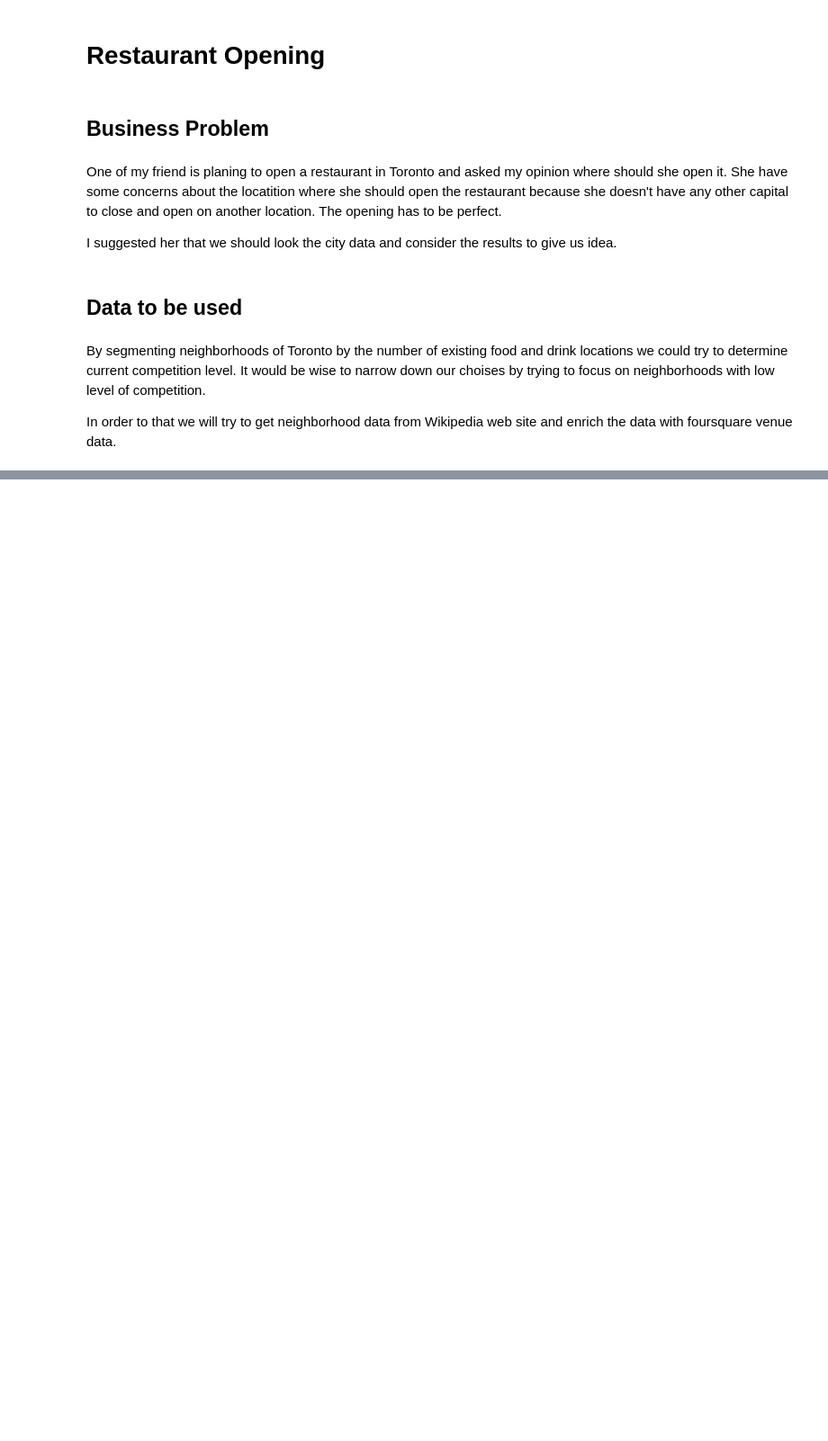
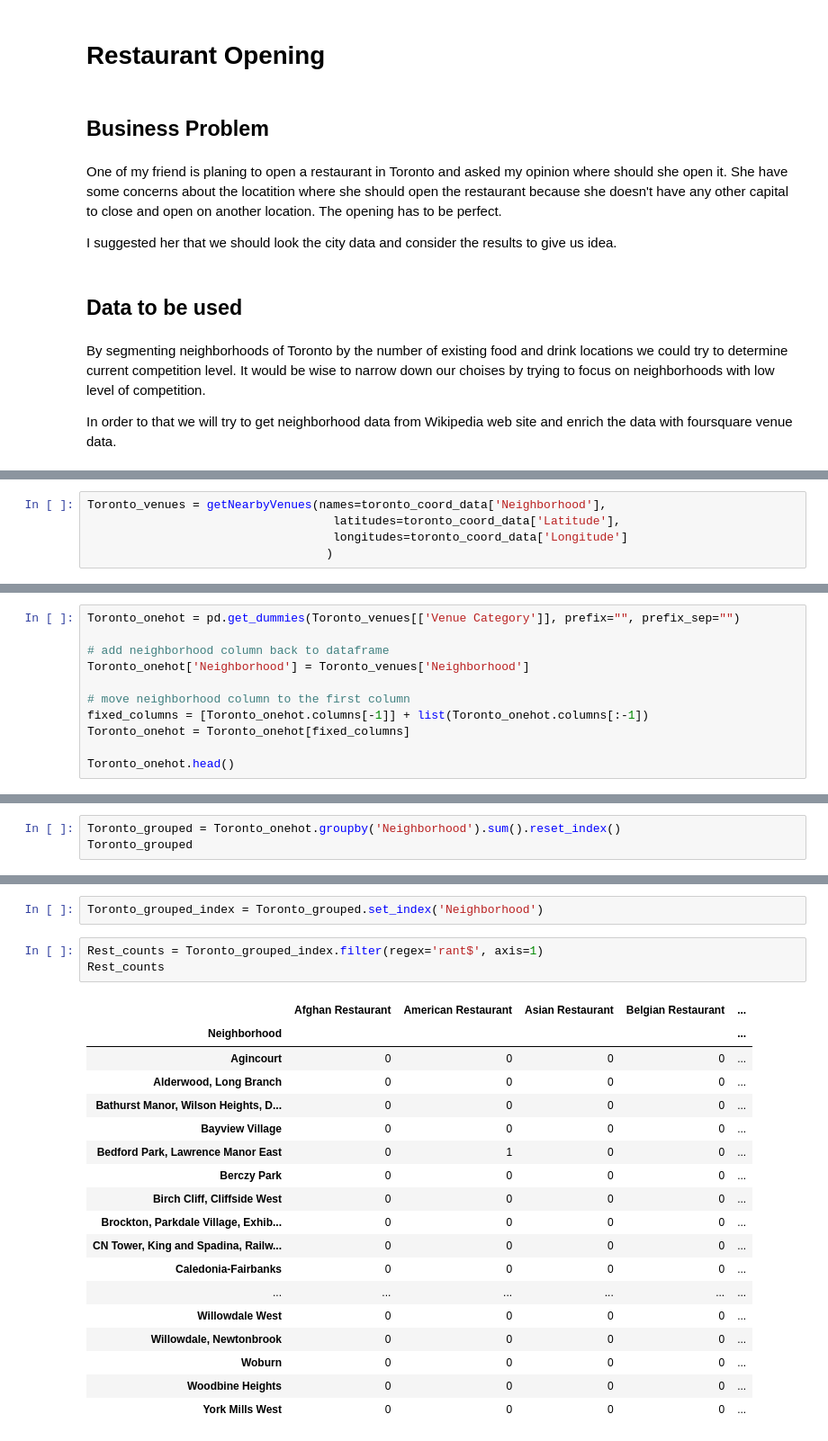
Before and after one commit to MugeZeren/Coursera_Capstone, a Jupyter notebook: Capstone_Battle_of_Neighborhoods.ipynb, the cells around one changed output, grey strips where cells are left out. Shown at 90% size. Drawn from its saved outputs; the diff is of its cells as text; blank space fills up the shorter version.

```diff
--- a/Capstone_Battle_of_Neighborhoods.ipynb
+++ b/Capstone_Battle_of_Neighborhoods.ipynb
@@ -14,0 +250,5 @@ In order to that we will try to get neighborhood data from Wikipedia web site an
+# %%
+Toronto_venues = getNearbyVenues(names=toronto_coord_data['Neighborhood'],
+                                   latitudes=toronto_coord_data['Latitude'],
+                                   longitudes=toronto_coord_data['Longitude']
+                                  )
@@ -14,0 +288,11 @@ In order to that we will try to get neighborhood data from Wikipedia web site an
+# %%
+Toronto_onehot = pd.get_dummies(Toronto_venues[['Venue Category']], prefix="", prefix_sep="")
+
+# add neighborhood column back to dataframe
+Toronto_onehot['Neighborhood'] = Toronto_venues['Neighborhood']
+
+# move neighborhood column to the first column
+fixed_columns = [Toronto_onehot.columns[-1]] + list(Toronto_onehot.columns[:-1])
+Toronto_onehot = Toronto_onehot[fixed_columns]
+
+Toronto_onehot.head()
@@ -14,0 +306,3 @@ In order to that we will try to get neighborhood data from Wikipedia web site an
+# %%
+Toronto_grouped = Toronto_onehot.groupby('Neighborhood').sum().reset_index()
+Toronto_grouped
@@ -14,0 +327,24 @@ In order to that we will try to get neighborhood data from Wikipedia web site an
+# %%
+Toronto_grouped_index = Toronto_grouped.set_index('Neighborhood')
+# %%
+Rest_counts = Toronto_grouped_index.filter(regex='rant$', axis=1)
+Rest_counts
+# %% [output]
+|  | Afghan Restaurant | American Restaurant | Asian Restaurant | Belgian Restaurant | ... |
+| Neighborhood |  |  |  |  | ... |
+| Agincourt | 0 | 0 | 0 | 0 | ... |
+| Alderwood, Long Branch | 0 | 0 | 0 | 0 | ... |
+| Bathurst Manor, Wilson Heights, D... | 0 | 0 | 0 | 0 | ... |
+| Bayview Village | 0 | 0 | 0 | 0 | ... |
+| Bedford Park, Lawrence Manor East | 0 | 1 | 0 | 0 | ... |
+| Berczy Park | 0 | 0 | 0 | 0 | ... |
+| Birch Cliff, Cliffside West | 0 | 0 | 0 | 0 | ... |
+| Brockton, Parkdale Village, Exhib... | 0 | 0 | 0 | 0 | ... |
+| CN Tower, King and Spadina, Railw... | 0 | 0 | 0 | 0 | ... |
+| Caledonia-Fairbanks | 0 | 0 | 0 | 0 | ... |
+| ... | ... | ... | ... | ... | ... |
+| Willowdale West | 0 | 0 | 0 | 0 | ... |
+| Willowdale, Newtonbrook | 0 | 0 | 0 | 0 | ... |
+| Woburn | 0 | 0 | 0 | 0 | ... |
+| Woodbine Heights | 0 | 0 | 0 | 0 | ... |
+| York Mills West | 0 | 0 | 0 | 0 | ... |
```
Also changed, not shown: parts of 29 cells of this notebook.
